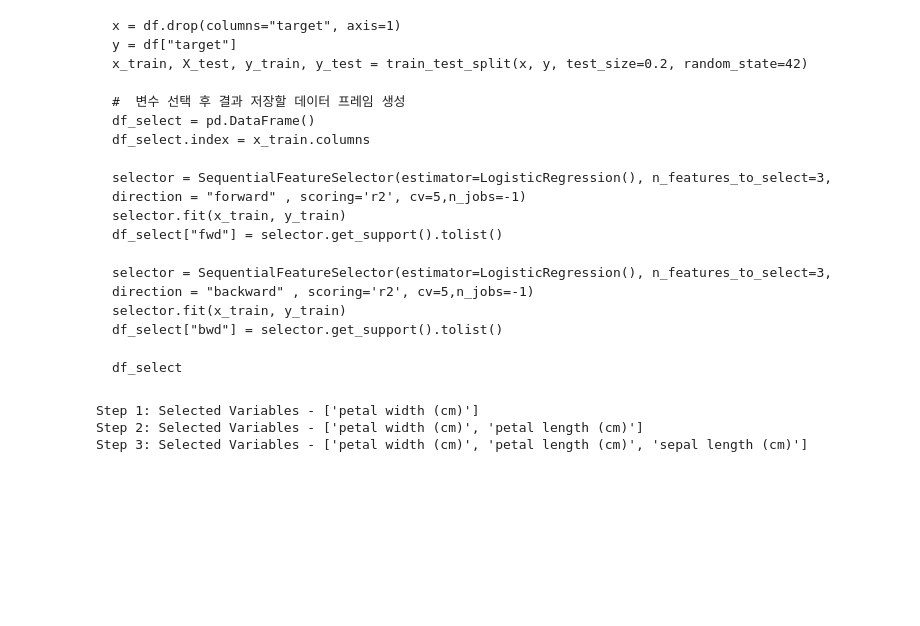
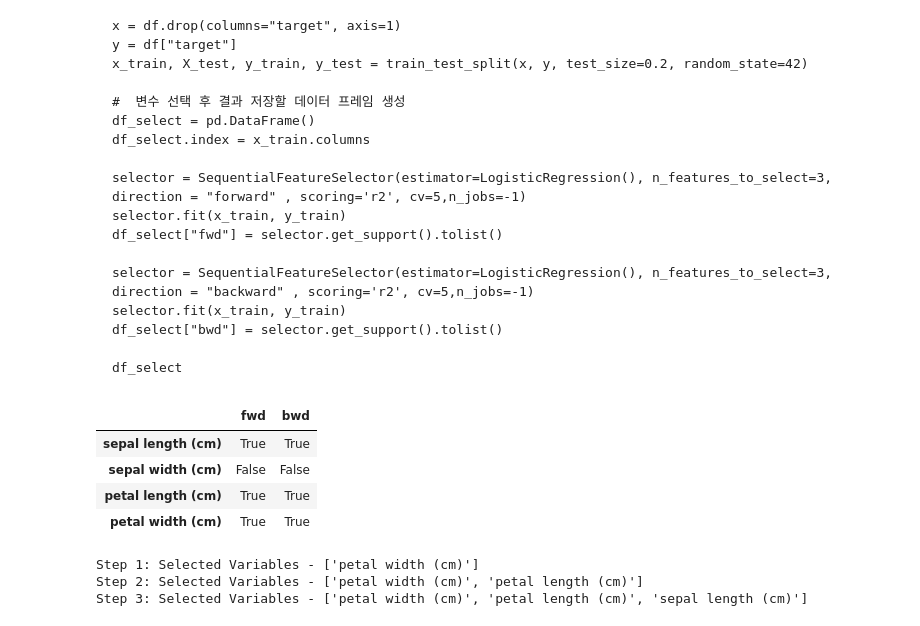
Before and after one commit to juno-bara/7_tutoring, a Jupyter notebook: tutoring_4.ipynb, the cells around one changed output. Cells and saved outputs as stored; diff of their text form; code cells hidden in the pictures; blank space fills up the shorter version.

```diff
--- a/tutoring_4.ipynb
+++ b/tutoring_4.ipynb
@@ -217,6 +242,37 @@ df
     df_select["bwd"] = selector.get_support().tolist()
 
     df_select
+# %%
+#  데이터 로드 후 데이터프레임 형성
+from sklearn.datasets import load_iris
+iris = load_iris()
+df = pd.DataFrame(data=iris.data, columns=iris.feature_names)
+df['target'] = iris.target
+
+# 데이터 분할
+x = df.drop(columns="target", axis=1)
+y = df["target"]
+x_train, X_test, y_train, y_test = train_test_split(x, y, test_size=0.2, random_state=42)
+
+#  변수 선택 후 결과 저장할 데이터 프레임 생성
+df_select = pd.DataFrame()
+df_select.index = x_train.columns
+
+selector = SequentialFeatureSelector(estimator=LogisticRegression(), n_features_to_select=3, direction = "forward" , scoring='r2', cv=5,n_jobs=-1)
+selector.fit(x_train, y_train)
+df_select["fwd"] = selector.get_support().tolist()
+
+selector = SequentialFeatureSelector(estimator=LogisticRegression(), n_features_to_select=3, direction = "backward" , scoring='r2', cv=5,n_jobs=-1)
+selector.fit(x_train, y_train)
+df_select["bwd"] = selector.get_support().tolist()
+
+df_select
+# %% [output]
+|  | fwd | bwd |
+| sepal length (cm) | True | True |
+| sepal width (cm) | False | False |
+| petal length (cm) | True | True |
+| petal width (cm) | True | True |
 # %%
 # 라이브러리를 import합니다.
 
```
Also changed, not shown: parts of 6 cells of this notebook, 1 other file.
